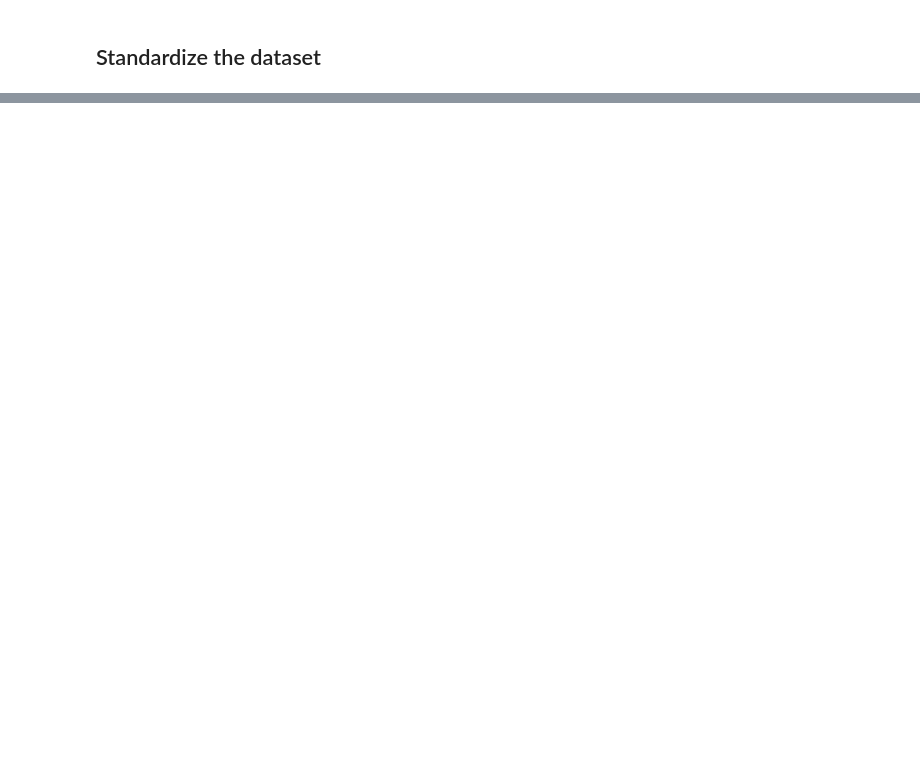
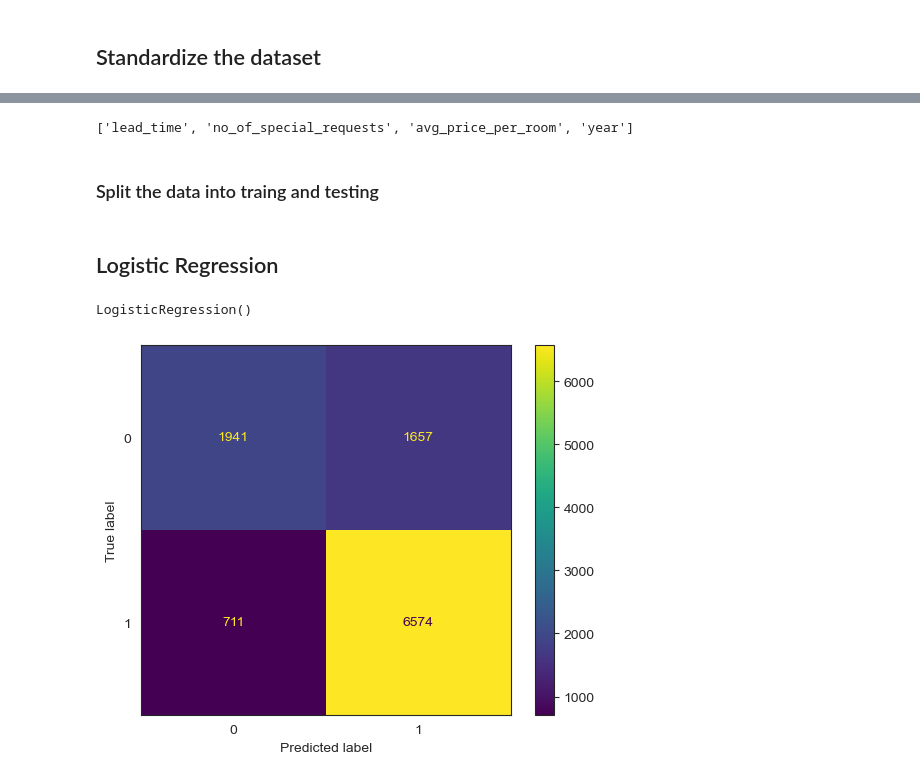
Before and after one commit to notfakearcher/yanjun, a Jupyter notebook: projects/statistics/central_tendency/cancellation _booking/cancellation_booking.ipynb, the cells around one changed output, grey strips where cells are left out. Saved outputs shown, nothing was run; the diff lists cells and outputs as text; code cells hidden in the pictures; blank space fills up the shorter version.

```diff
--- a/projects/statistics/central_tendency/cancellation _booking/cancellation_booking.ipynb
+++ b/projects/statistics/central_tendency/cancellation _booking/cancellation_booking.ipynb
@@ -194,0 +259,34 @@ plt.show()
+# %%
+# select the vaulable features
+value_features = []
+for i in cor.index:
+  if abs(cor[i]) >= mean_cor:
+    value_features.append(i)
+value_features
+# %% [output]
+['lead_time', 'no_of_special_requests', 'avg_price_per_room', 'year']
+# %%
+# using the vaulable features for our new data
+booking3_X = booking2[value_features]
+booking3_y = booking2['booking_status']
+# %% [markdown]
+### Split the data into traing and testing
+# %%
+booking3_X_train, booking3_X_test, booking3_y_train, booking3_y_test = train_test_split(booking3_X, booking3_y, test_size = 0.3)
+# %% [markdown]
+## Logistic Regression
+# %%
+# train the model
+lr = LogisticRegression()
+lr.fit(X = booking3_X_train, y = booking3_y_train)
+# %% [output]
+LogisticRegression()
+# %%
+# predict the result
+pred = lr.predict(X = booking3_X_test)
+#  show the confusion metrics
+cm = confusion_matrix(y_true = booking3_y_test, y_pred = pred)
+ConfusionMatrixDisplay(cm).plot()
+plt.show()
+# %% [output]
+[figure, added]
```
Also changed, not shown: parts of 22 cells of this notebook.
